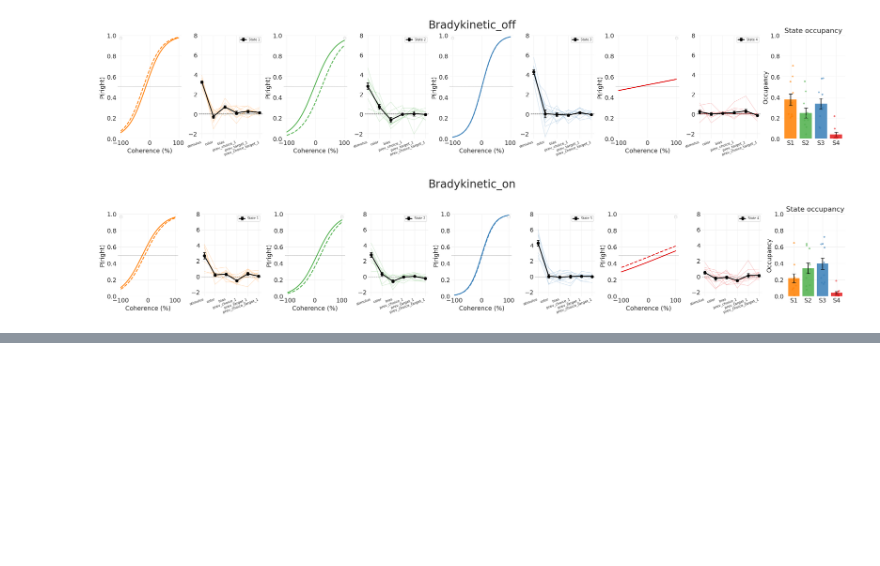
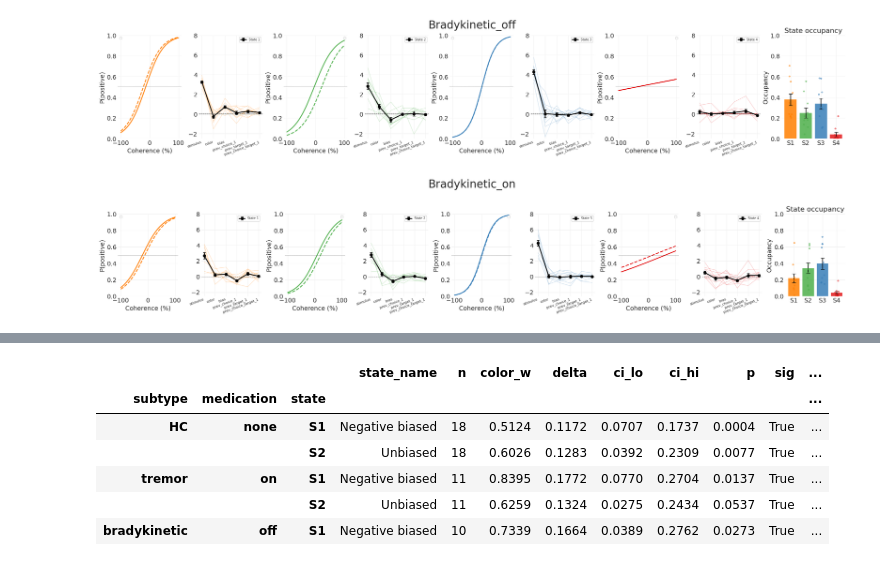
Before and after one commit to vaibrainium/bayesian-priors-in-pd-subtype, a Jupyter notebook: notebooks/6.02-gglm-hmm-shared-selected-model-stats.ipynb, the cells around one changed output, grey strips where cells are left out. Drawn from its saved outputs; the diff is of its cells as text; code cells hidden in the pictures; blank space fills up the shorter version.

```diff
--- a/notebooks/6.02-gglm-hmm-shared-selected-model-stats.ipynb
+++ b/notebooks/6.02-gglm-hmm-shared-selected-model-stats.ipynb
@@ -619,21 +331,0 @@ Mixed model: ON-OFF medication & subtype interaction, with/without lapse covaria
-# %%
-fig, axes = plt.subplots(2, 2, figsize=(11, 9), squeeze=False)
-for mi, metric in enumerate(metrics_idx):
-    hc = idx_df[idx_df["subtype"] == "HC"][metric]; hc_m, hc_s = hc.mean(), hc.sem()
-    for ax, sub in zip(axes[mi], ["tremor", "bradykinetic"]):
-        pv = (pd_idx.pivot_table(index="subject_id", columns="medication", values=metric, observed=True)
-              .dropna(subset=["off", "on"]))
-        ss = pd_idx[pd_idx["subtype"] == sub]["subject_id"].unique()
-        d = pv.loc[pv.index.isin(ss)]
-        for _, r in d.iterrows():
-            ax.plot([0, 1], [r["off"], r["on"]], "-o", color="gray", alpha=0.45, lw=1, ms=4)
-        ax.errorbar([0, 1], [d["off"].mean(), d["on"].mean()], yerr=[d["off"].sem(), d["on"].sem()],
-                    color="tab:red", lw=3, marker="o", ms=10, capsize=6, zorder=5)
-        ax.axhspan(hc_m - hc_s, hc_m + hc_s, color="tab:green", alpha=0.15)
-        ax.axhline(hc_m, color="tab:green", ls="--", lw=1.4, label="HC")
-        ax.set_xticks([0, 1]); ax.set_xticklabels(["OFF", "ON"]); ax.set_xlim(-0.3, 1.3)
-        ax.set_title(f"{ilabels[metric]} — {sub} (n={len(d)})", fontsize=10)
-    axes[mi, 0].set_ylabel(ilabels[metric], fontsize=9)
-axes[0, 0].legend(fontsize=8)
-fig.suptitle(f"{CONFIG} — sensitivity indices OFF→ON (green band = HC)", fontsize=13, y=1.001)
-plt.tight_layout(); plt.show()
@@ -653,0 +406,11 @@ plt.tight_layout(); plt.show()
+# %%
+sig_color_effect_df = color_effect_df[color_effect_df["sig"]]
+sig_color_effect_df
+# %% [output]
+|  |  |  | state_name | n | color_w | delta | ci_lo | ci_hi | p | sig | ... |
+| subtype | medication | state |  |  |  |  |  |  |  |  | ... |
+| HC | none | S1 | Negative biased | 18 | 0.5124 | 0.1172 | 0.0707 | 0.1737 | 0.0004 | True | ... |
+|  |  | S2 | Unbiased | 18 | 0.6026 | 0.1283 | 0.0392 | 0.2309 | 0.0077 | True | ... |
+| tremor | on | S1 | Negative biased | 11 | 0.8395 | 0.1772 | 0.0770 | 0.2704 | 0.0137 | True | ... |
+|  |  | S2 | Unbiased | 11 | 0.6259 | 0.1324 | 0.0275 | 0.2434 | 0.0537 | True | ... |
+| bradykinetic | off | S1 | Negative biased | 10 | 0.7339 | 0.1664 | 0.0389 | 0.2762 | 0.0273 | True | ... |
```
Also changed, not shown: parts of 20 cells of this notebook, 4 other files.
